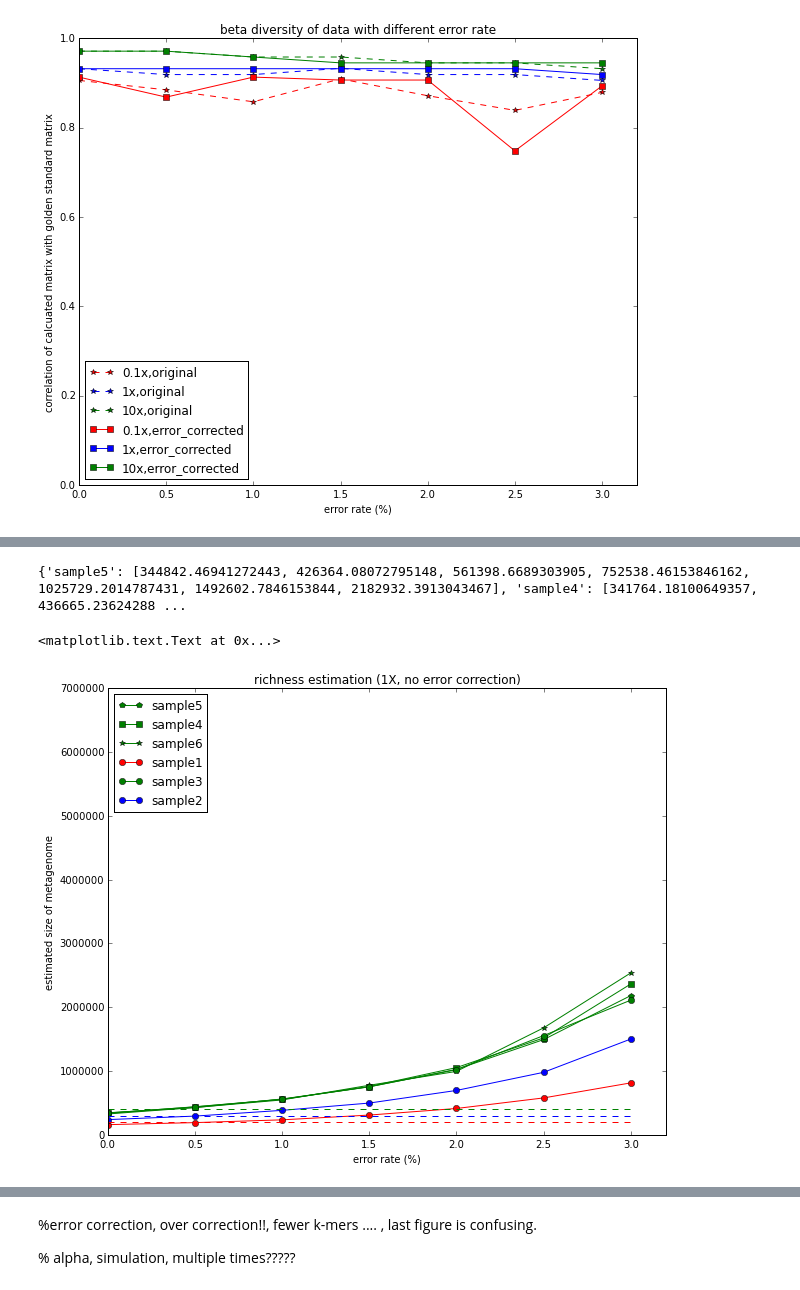
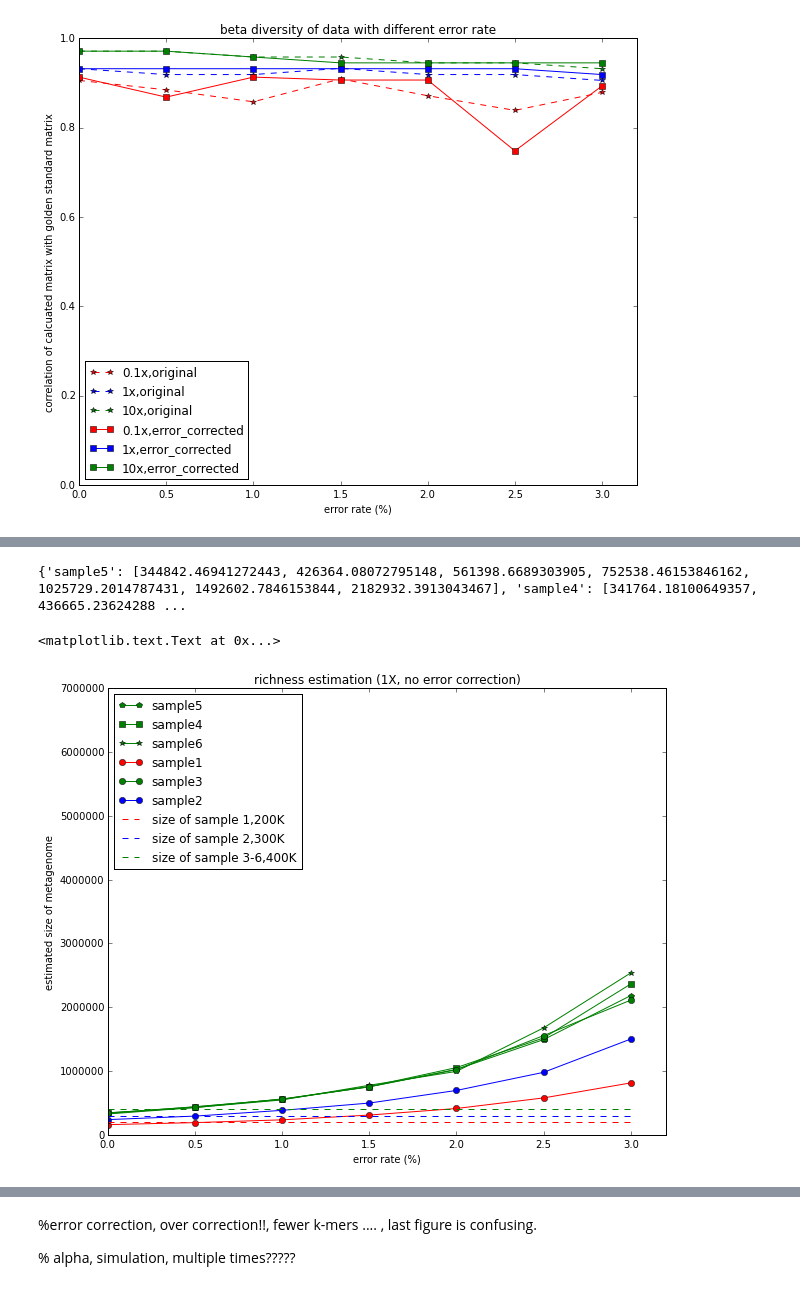
Before and after one commit to qingpeng/2013-diversity, a Jupyter notebook: notebook/influence of error rate.ipynb, the cells around one changed output, grey strips where cells are left out. Cells and saved outputs as stored; diff of their text form; code cells hidden in the pictures.

```diff
--- a/notebook/influence of error rate.ipynb
+++ b/notebook/influence of error rate.ipynb
@@ -236,31 +200,31 @@ plt.title('richness estimation (0.1X, no error correction)')
 # %%
 number = {}
 color = {'sample1':'r-o','sample2':'b-o','sample3':'g-o','sample4':'g-s','sample5':'g-p','sample6':'g-*'}
 for df in alpha_ne[1.0]:
     for c in color:
         try:
             number[c].append(df[c])
         except:
             number[c] = [df[c]]
 print number
 plt.figure(figsize=(10, 8))
 for c in color:
     plt.plot(x_list,number[c],color[c],label = c)
 
 #plt.plot(x_list,alpha[0.1],'r*--',label = '0.1x,original')
-plt.plot([0,3],[200000,200000],'r--')
-plt.plot([0,3],[300000,300000],'b--')
-plt.plot([0,3],[400000,400000],'g--')
+plt.plot([0,3],[200000,200000],'r--',label='size of sample 1,200K')
+plt.plot([0,3],[300000,300000],'b--',label='size of sample 2,300K')
+plt.plot([0,3],[400000,400000],'g--',label='size of sample 3-6,400K')
 plt.legend(loc=2)
 plt.ylim(0,7000000)
 plt.xlim(0,3.2)
 plt.xlabel('error rate (%)')
 plt.ylabel('estimated size of metagenome')
 plt.title('richness estimation (1X, no error correction)')
 # %% [output]
 {'sample5': [344842.46941272443, 426364.08072795148, 561398.6689303905, 752538.46153846162, 1025729.2014787431, 1492602.7846153844, 2182932.3913043467], 'sample4': [341764.18100649357, 436665.23624288 ...
 <matplotlib.text.Text at 0x...>
-[figure, old version]
+[figure, new version]
 # %%
 number = {}
 color = {'sample1':'r-o','sample2':'b-o','sample3':'g-o','sample4':'g-s','sample5':'g-p','sample6':'g-*'}
```
Also changed, not shown: parts of 7 cells of this notebook.
